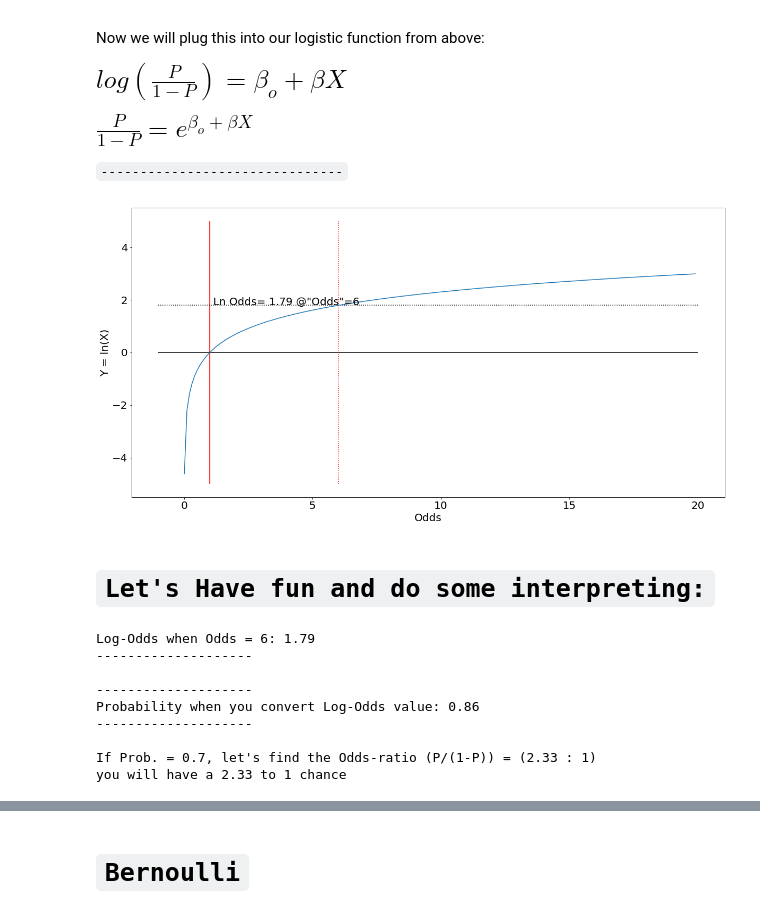
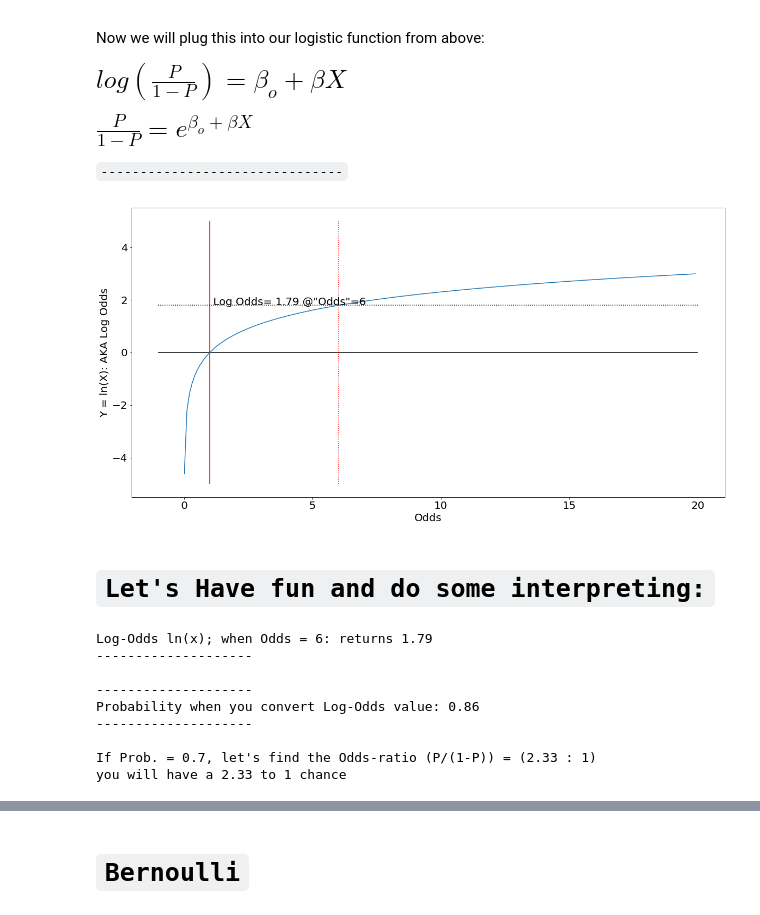
Before and after one commit to MrFuguDataScience/sklearn, a Jupyter notebook: SkLearn_02.ipynb, the cells around one changed output, grey strips where cells are left out. Saved outputs shown, nothing was run; the diff lists cells and outputs as text; code cells hidden in the pictures.

```diff
--- a/SkLearn_02.ipynb
+++ b/SkLearn_02.ipynb
@@ -115,29 +115,29 @@ Now we will plug this into our logistic function from above:
 # %%
 # Log Odds:
 
 
 x = np.arange(0.01,20,0.1)
 y = np.log(x)
 plt.figure(figsize=(20,10))
 plt.rc('xtick', labelsize=20)
 plt.rc('ytick', labelsize=20)
 plt.vlines(x=1,ymin=-5,ymax=5, colors='red', linestyles='solid')
 plt.hlines(y=0,xmin=-1,xmax=20, colors='black', linestyles='solid')
 plt.xlabel("Odds",size=20)
-plt.ylabel("Y = ln(X)",size=20)
+plt.ylabel("Y = ln(X): AKA Log Odds",size=20)
 
 plt.vlines(x=6,ymin=-5,ymax=5, colors='red', linestyles='dotted')
 plt.hlines(y=np.log(6),xmin=-1,xmax=20, colors='black', linestyles='dotted')
-plt.text(1,np.log(6),' Ln Odds= 1.79 @"Odds"=6',size=20)
+plt.text(1,np.log(6),' Log Odds= 1.79 @"Odds"=6',size=20)
 plt.plot(x,y)
 plt.show()
 # %% [output]
-[figure, old version]
+[figure, new version]
 # %% [markdown]
 # `Let's Have fun and do some interpreting:`
 # %%
 log_odds_=np.log(6)
-print('Log-Odds when Odds = 6: %.2f' % log_odds_)
+print('Log-Odds ln(x); when Odds = 6: returns %.2f' % log_odds_)
 print('--------------------')
 print('')
 print('--------------------')
@@ -149,7 +149,7 @@ odds_ = 0.7/.3
 print("If Prob. = 0.7, let's find the Odds-ratio (P/(1-P)) = (%.2f : 1)" % odds_)
 print('you will have a 2.33 to 1 chance')
 # %% [output]
-Log-Odds when Odds = 6: 1.79
+Log-Odds ln(x); when Odds = 6: returns 1.79
 --------------------
 
 --------------------
```
Also changed, not shown: parts of 4 cells of this notebook.
